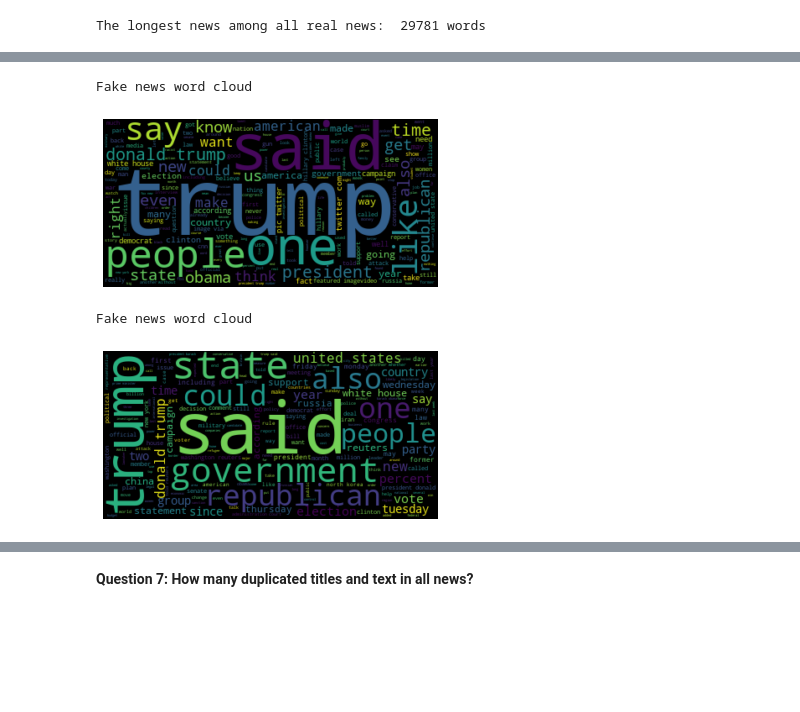
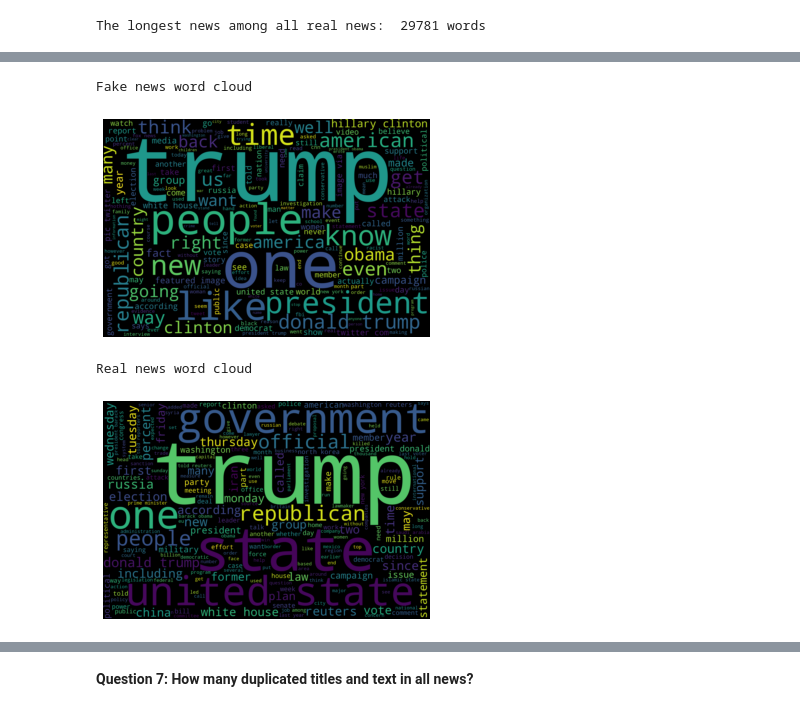
Before and after one commit to qihao77/7406FakeNewsDetector_repo, a Jupyter notebook: Exploratory_Data_Analysis.ipynb, the cells around one changed output, grey strips where cells are left out. Saved outputs shown, nothing was run; the diff lists cells and outputs as text; code cells hidden in the pictures; blank space fills up the shorter version.

```diff
--- a/Exploratory_Data_Analysis.ipynb
+++ b/Exploratory_Data_Analysis.ipynb
@@ -144,21 +147,21 @@ sample_text_fake = np.sum(np.random.choice(data.loc[data['class'] == 1]['text'],
 sample_text_real = np.sum(np.random.choice(data.loc[data['class'] == 0]['text'], 1000)).lower()
 # %%
 stop_words = nltk.corpus.stopwords.words("english")
-stop_words.extend(['u', 'would'])
-cloud_longest_fake = WordCloud(stopwords = set(stop_words)).generate(sample_text_fake)
+stop_words.extend(['u', 'would', 'said', 'say', 'could', 'also'])
+cloud_longest_fake = WordCloud(width = 3000,height = 2000,stopwords = set(stop_words)).generate(sample_text_fake)
 print('Fake news word cloud')
 plt.imshow(cloud_longest_fake, interpolation='bilinear')
 plt.axis('off')
 plt.show()
 # %% [output]
 Fake news word cloud
-[figure, old version]
+[figure, new version]
 # %%
-cloud_longest_real = WordCloud(stopwords = set(stop_words)).generate(sample_text_real)
+cloud_longest_real = WordCloud(width = 3000,height = 2000, stopwords = set(stop_words)).generate(sample_text_real)
 print('Real news word cloud')
 plt.imshow(cloud_longest_real, interpolation='bilinear')
 plt.axis('off')
 plt.show()
 # %% [output]
-Fake news word cloud
+Real news word cloud
-[figure, old version]
+[figure, new version]
```
Also changed, not shown: parts of 8 cells of this notebook, 1 other file.
